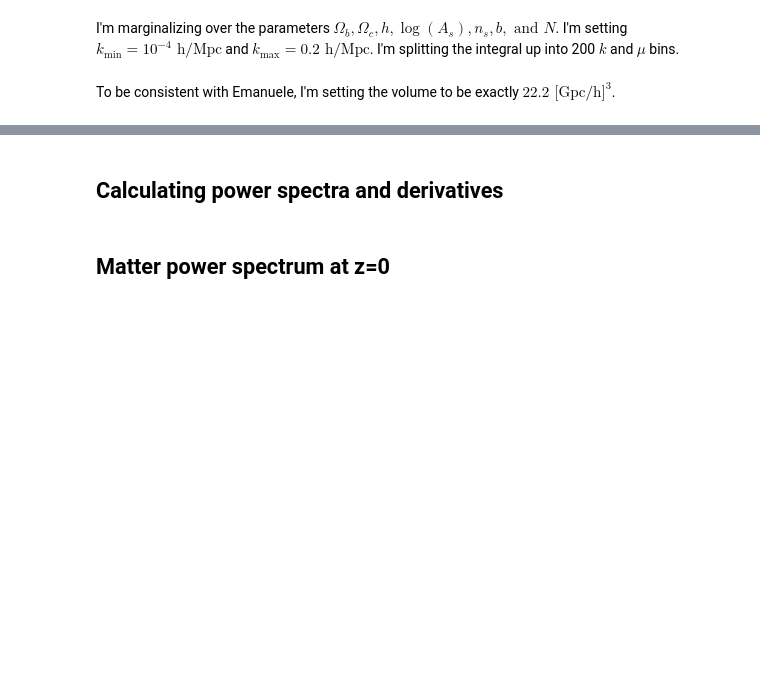
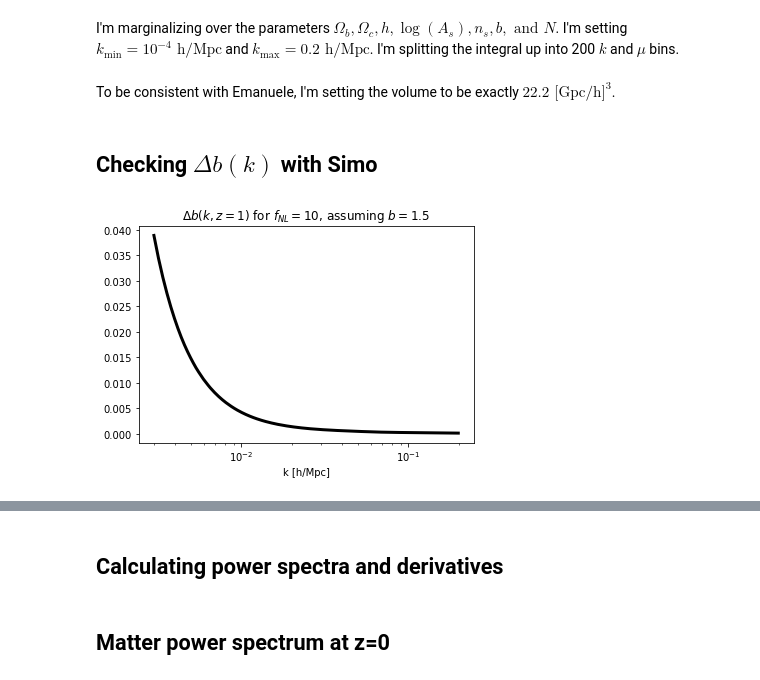
Before and after one commit to NoahSailer/FishLSS, a Jupyter notebook: Comparison with Emanuele's Fisher matrix.ipynb, the cells around one changed output, grey strips where cells are left out. Saved outputs shown, nothing was run; the diff lists cells and outputs as text; code cells hidden in the pictures; blank space fills up the shorter version.

```diff
--- a/Comparison with Emanuele's Fisher matrix.ipynb
+++ b/Comparison with Emanuele's Fisher matrix.ipynb
@@ -33,3 +33,24 @@ fishcast.marg_params = np.array(['omega_b','omega_cdm','h','log(A_s)','n_s','b',
 To be consistent with Emanuele, I'm setting the volume to be exactly  $22.2 \text{ [Gpc/h]}^3$.
 # %%
 fishcast.Vsurvey = np.array([2.22e10])
+# %% [markdown]
+## Checking $\Delta b(k)$ with Simo
+# %%
+z=1.
+pmatter = compute_matter_power_spectrum(fishcast, z)(fishcast.k)
+D = 0.76 * fishcast.cosmo.scale_independent_growth_factor(z) # normalized so D(a) = a in the MD era
+# hacky way of calculating the transfer function
+T = np.sqrt(pmatter/fishcast.k**fishcast.params['n_s'])
+T /= T[0]
+fNL_factor = 3.*1.68*(1.5-1.)*fishcast.params['omega_cdm']*(100.*fishcast.params['h'])**2.
+fNL_factor /= D * fishcast.k**2. * T * 299792.458**2.
+# %%
+delta_b = fishcast.get_f_at_fixed_mu(fNL_factor,0.)
+# %%
+kk = np.linspace(3.e-3,0.199,1000)
+plt.semilogx(kk,10.*delta_b(kk),c='k',lw=3)
+plt.title(r'$\Delta b(k,z=1)$ for $f_{NL}=10$, assuming $b=1.5$')
+plt.xlabel('k [h/Mpc]')
+plt.savefig('output/delta_b.pdf',bbox_inches='tight')
+# %% [output]
+[figure, added]
```
Also changed, not shown: parts of 60 cells of this notebook, 16 other files.
